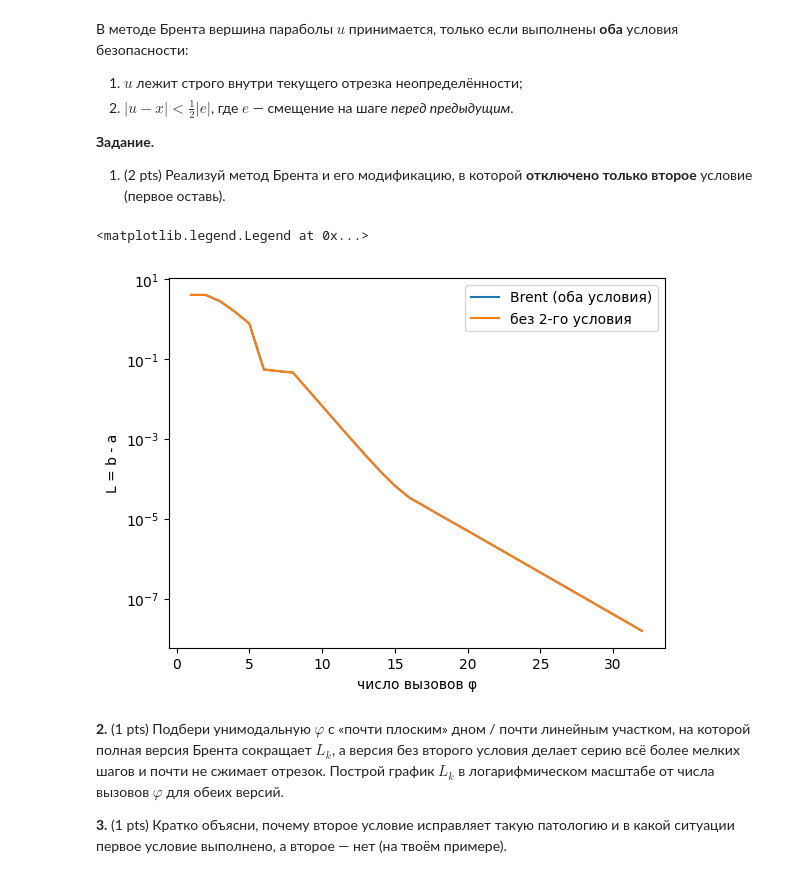
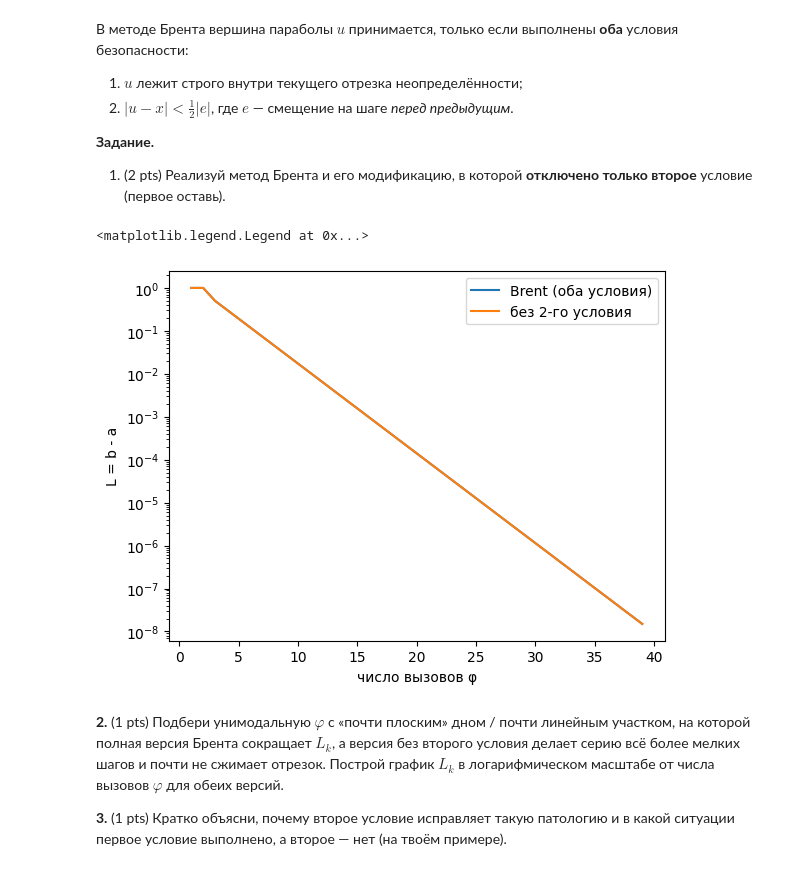
Before and after one commit to dchurikov1983/msc-methods-optimization-autumn-2026, a Jupyter notebook: Неделя 2 Матричное дифференцирование и одномерная оптимизация/Неделя 2_Методы оптимизации_ДЗ done.ipynb, the cells around one changed output. Saved outputs shown, nothing was run; the diff lists cells and outputs as text; code cells hidden in the pictures.

```diff
--- a/Неделя 2 Матричное дифференцирование и одномерная оптимизация/Неделя 2_Методы оптимизации_ДЗ done.ipynb
+++ b/Неделя 2 Матричное дифференцирование и одномерная оптимизация/Неделя 2_Методы оптимизации_ДЗ done.ipynb
@@ -85,14 +95,11 @@ def parabolic_vertex(v, fv, w, fw, x, fx):
     """Вершина параболы через (v, fv), (w, fw), (x, fx).
     Верни u или None, если точки почти солинейны/совпадают.
     """
-    # Подсказка: используй ту же формулу, что на слайдах (через x как опорную точку),
-    # либо u = -b/(2a) для p(t) = a t^2 + b t + c
-    # TODO: реализуй
+
     # Проверка на совпадение точек по абсциссе
     if np.isclose(x, v) or np.isclose(x, w) or np.isclose(v, w):
         return None
 
-    # Численно устойчивая схема интерполяции относительно x
     p = (x - v) ** 2 * (fx - fw) - (x - w) ** 2 * (fx - fv)
     q = 2 * ((x - v) * (fx - fw) - (x - w) * (fx - fv))
 
@@ -163,7 +170,6 @@ def brent(phi, a, b, eps=1e-8, use_second_safety=True, max_evals=10_000):
                 u = x - (tau**2) * (x - a)
             else:
                 u = x + (tau**2) * (b - x)
-            #raise NotImplementedError("golden-section fallback")
 
         # 3) обновить историю смещений и вычислить phi(u)
         e, d = d, u - x
@@ -182,34 +188,36 @@ def brent(phi, a, b, eps=1e-8, use_second_safety=True, max_evals=10_000):
                 if fu <= fw or np.isclose(w, x):
                     v, fv = w, fw
                     w, fw = u, fu
                 elif fu <= fv or np.isclose(v, x) or np.isclose(v, w):
                     v, fv = u, fu
         else:  # u >= x
             if fu <= fx:
                 a = x
                 v, fv = w, fw
                 w, fw = x, fx
                 x, fx = u, fu
             else:
                 b = u
                 if fu <= fw or np.isclose(w, x):
                     v, fv = w, fw
                     w, fw = u, fu
                 elif fu <= fv or np.isclose(v, x) or np.isclose(v, w):
                     v, fv = u, fu
 
     return x, n_evals, history
 
+phi = lambda x: x
+a, b = 0.0, 1.0
 
 # Пример использования
 x1, n1, h1 = brent(phi, a, b, use_second_safety=True)
 x2, n2, h2 = brent(phi, a, b, use_second_safety=False)
 plt.semilogy(h1["evals"], h1["L"], label="Brent (оба условия)")
 plt.semilogy(h2["evals"], h2["L"], label="без 2-го условия")
 plt.xlabel("число вызовов φ"); plt.ylabel("L = b - a"); plt.legend()
 # %% [output]
 <matplotlib.legend.Legend at 0x...>
-[figure, old version]
+[figure, new version]
 # %% [markdown]
 
 __2.__ (1 pts) Подбери унимодальную $\varphi$ с «почти плоским» дном / почти линейным участком, на которой полная версия Брента сокращает $L_k$, а версия без второго условия делает серию всё более мелких шагов и почти не сжимает отрезок. Построй график $L_k$ в логарифмическом масштабе от числа вызовов $\varphi$ для обеих версий.
```
Also changed, not shown: parts of 4 cells of this notebook.
